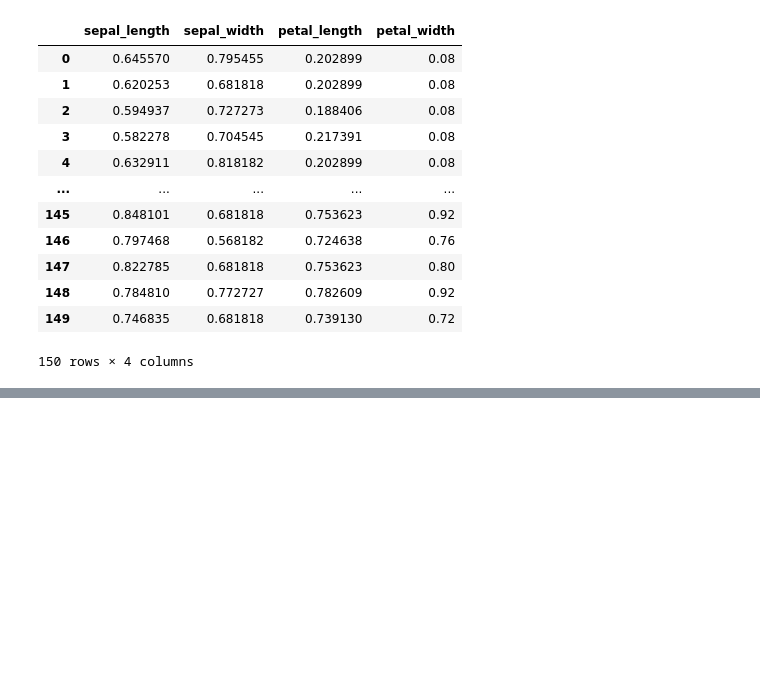
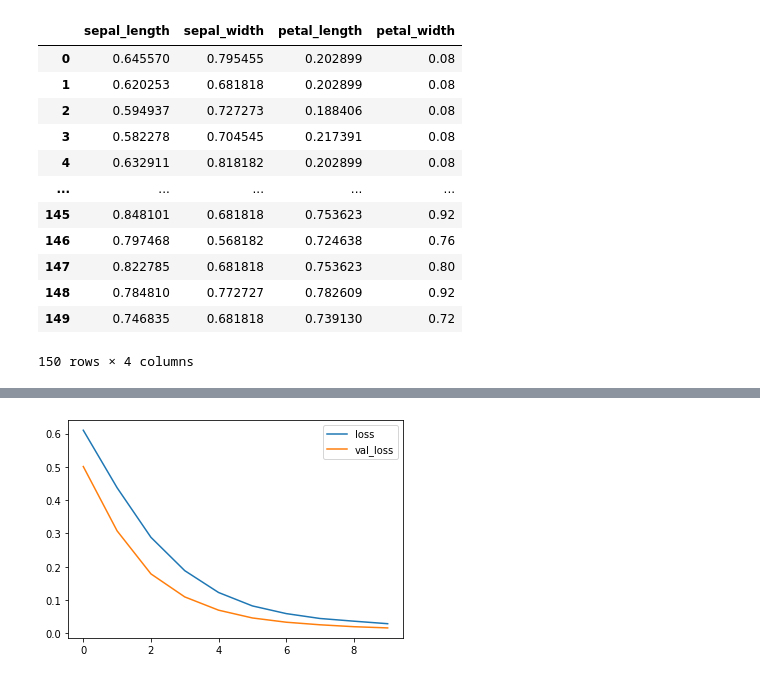
Before and after one commit to DONTSAYCANT/Tensorflow, a Jupyter notebook: Tensorflow_chapter1.ipynb, the cells around one changed output, grey strips where cells are left out. Drawn from its saved outputs; the diff is of its cells as text; code cells hidden in the pictures; blank space fills up the shorter version.

```diff
--- a/Tensorflow_chapter1.ipynb
+++ b/Tensorflow_chapter1.ipynb
@@ -274,0 +379,6 @@ Epoch 20/20
+# %%
+model.add(tf.keras.layers.Dense(32,activation="relu"))
+# %%
+model.add(tf.keras.layers.Dense(1,activation="sigmoid"))
+# %%
+model.compile(loss="binary_crossentropy", optimizer="adam", metrics=["accuracy"])
@@ -274,0 +389,3 @@ Epoch 20/20
+# %%
+#model.fit(x_train,y_train, epochs=10, verbose=2)
+history = model.fit(x_train, y_train, validation_data=(x_test, y_test), verbose=2, epochs=10)
@@ -274,0 +449,11 @@ Epoch 20/20
+# %%
+#Loss vs Validation loss
+
+plt.plot(history.history["loss"])
+
+plt.plot(history.history["val_loss"])
+
+plt.legend(["loss", "val_loss"])
+plt.show()
+# %% [output]
+[figure, added]
```
Also changed, not shown: parts of 28 cells of this notebook, 1 other file.
